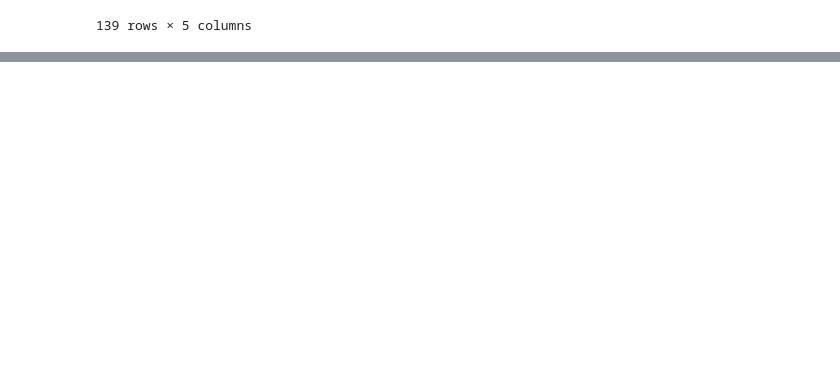
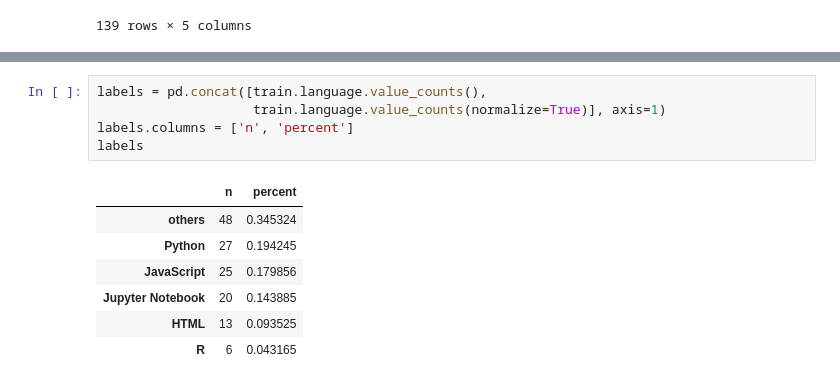
Before and after one commit to NLP-mini-project/NLP-MVP, a Jupyter notebook: nick_prepare_explore.ipynb, the cells around one changed output, grey strips where cells are left out. Cells and saved outputs as stored; diff of their text form; blank space fills up the shorter version.

```diff
--- a/nick_prepare_explore.ipynb
+++ b/nick_prepare_explore.ipynb
@@ -274,0 +324,13 @@ train
+# %%
+labels = pd.concat([train.language.value_counts(),
+                    train.language.value_counts(normalize=True)], axis=1)
+labels.columns = ['n', 'percent']
+labels
+# %% [output]
+|  | n | percent |
+| others | 48 | 0.345324 |
+| Python | 27 | 0.194245 |
+| JavaScript | 25 | 0.179856 |
+| Jupyter Notebook | 20 | 0.143885 |
+| HTML | 13 | 0.093525 |
+| R | 6 | 0.043165 |
```
Also changed, not shown: parts of 42 cells of this notebook.
